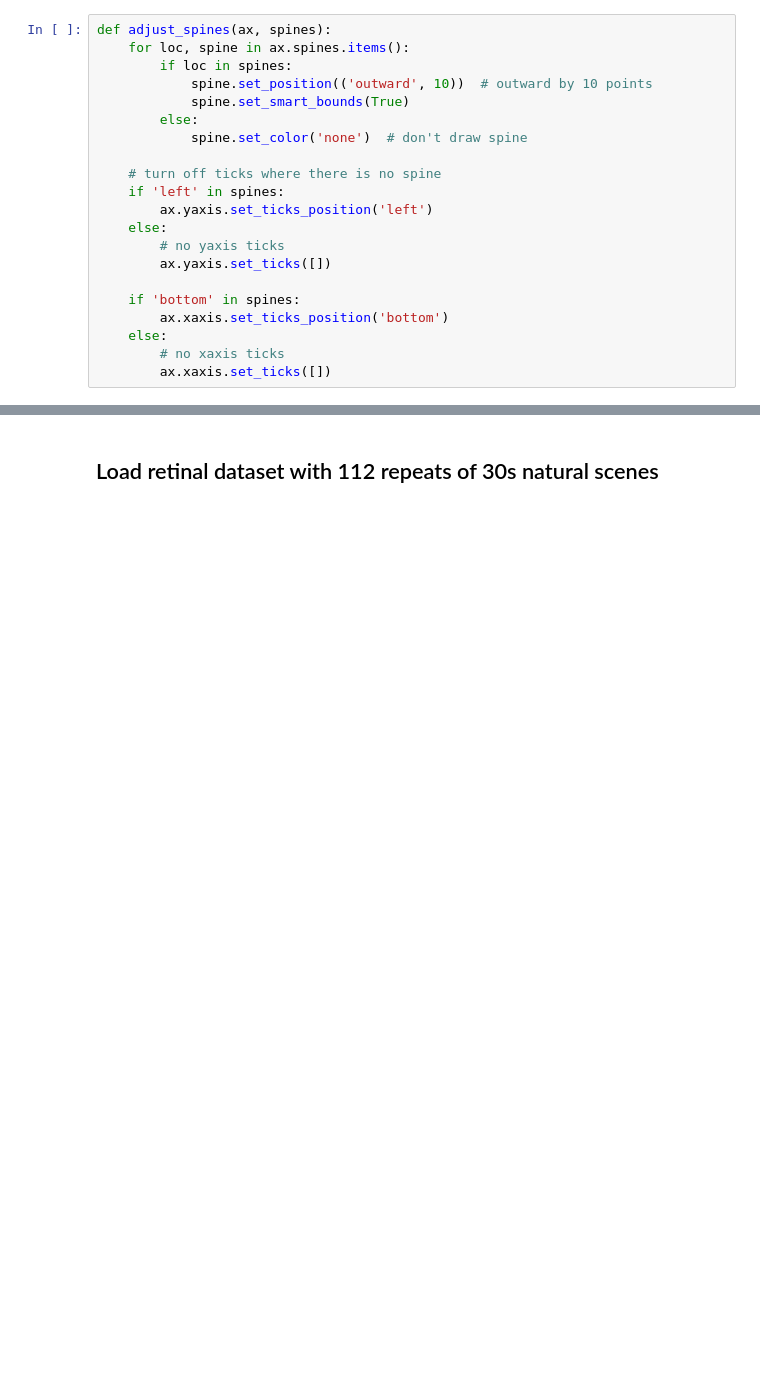
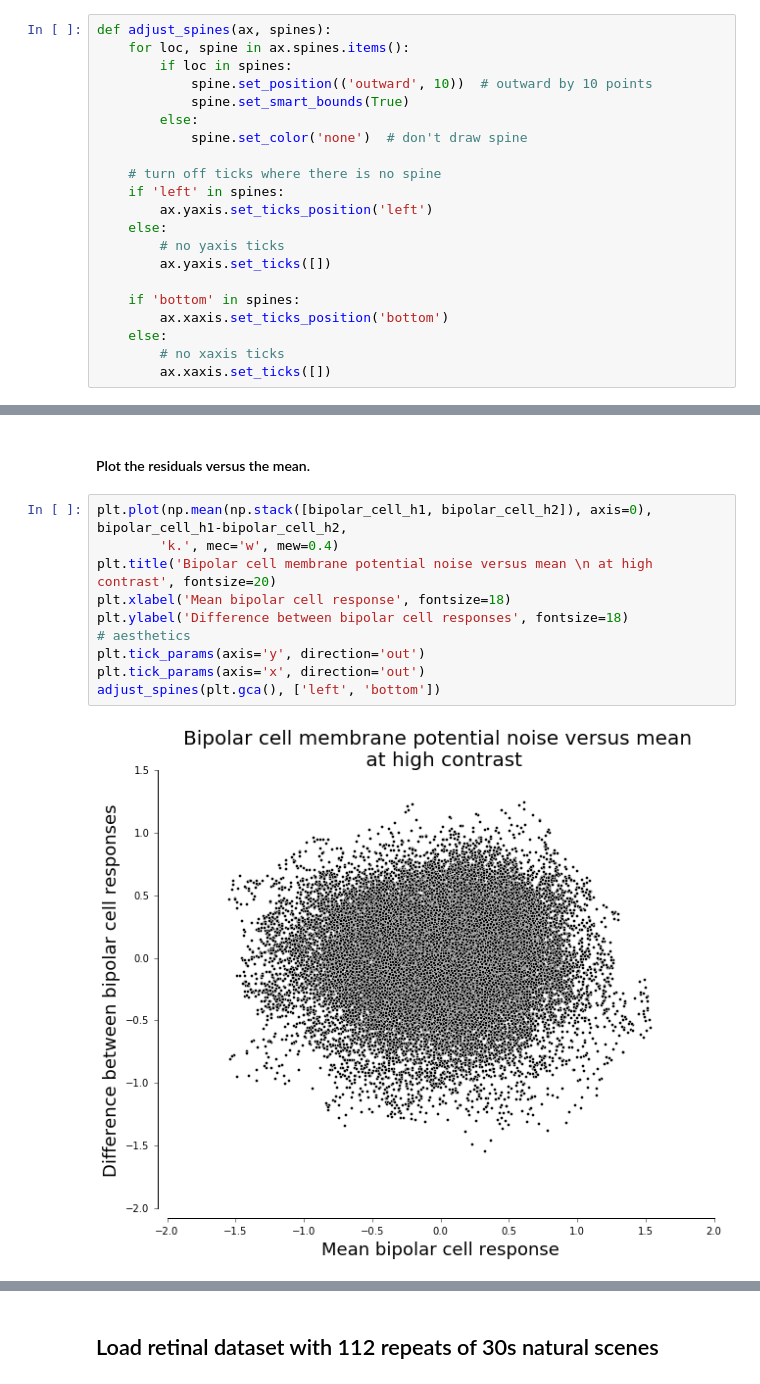
Before and after one commit to lmcintosh/deep-retina-tutorial, a Jupyter notebook: introduction.ipynb, the cells around one changed output, grey strips where cells are left out. Saved outputs shown, nothing was run; the diff lists cells and outputs as text; blank space fills up the shorter version.

```diff
--- a/introduction.ipynb
+++ b/introduction.ipynb
@@ -60,0 +117,14 @@ def adjust_spines(ax, spines):
+# %% [markdown]
+#### Plot the residuals versus the mean.
+# %%
+plt.plot(np.mean(np.stack([bipolar_cell_h1, bipolar_cell_h2]), axis=0), bipolar_cell_h1-bipolar_cell_h2,
+        'k.', mec='w', mew=0.4)
+plt.title('Bipolar cell membrane potential noise versus mean \n at high contrast', fontsize=20)
+plt.xlabel('Mean bipolar cell response', fontsize=18)
+plt.ylabel('Difference between bipolar cell responses', fontsize=18)
+# aesthetics
+plt.tick_params(axis='y', direction='out')
+plt.tick_params(axis='x', direction='out')
+adjust_spines(plt.gca(), ['left', 'bottom'])
+# %% [output]
+[figure, added]
```
Also changed, not shown: parts of 9 cells of this notebook, 4 other files.
